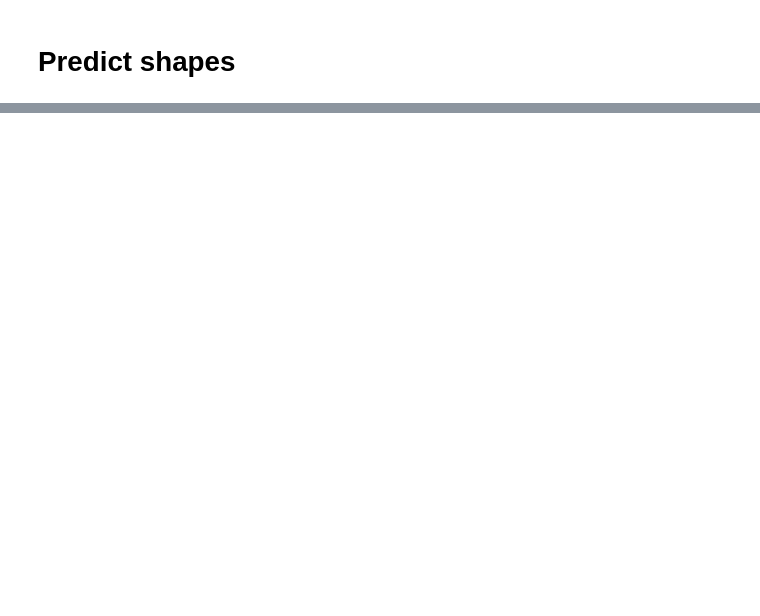
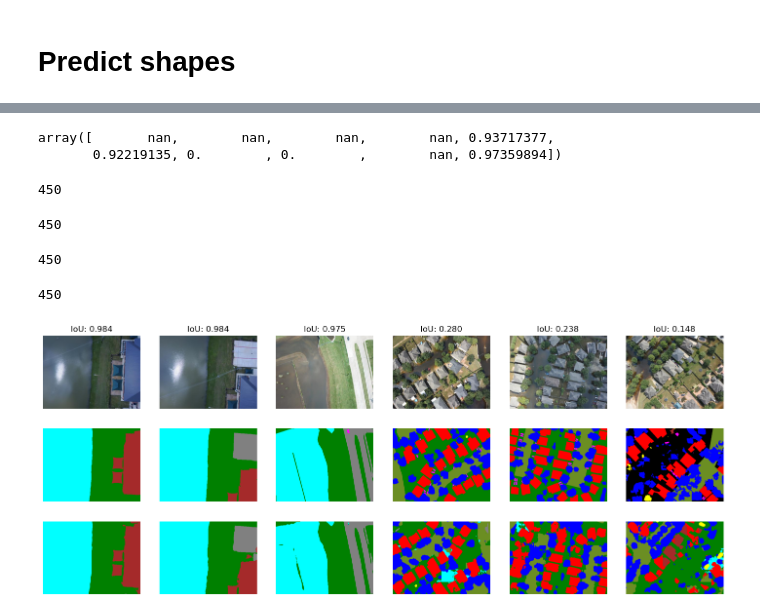
Before and after one commit to rufi156/unet-multiclass-pytorch, a Jupyter notebook: notebooks/Image_predict.ipynb, the cells around one changed output, grey strips where cells are left out. Drawn from its saved outputs; the diff is of its cells as text; code cells hidden in the pictures; blank space fills up the shorter version.

```diff
--- a/notebooks/Image_predict.ipynb
+++ b/notebooks/Image_predict.ipynb
@@ -135,0 +155,21 @@ print(np.mean(m_ious))
+# %%
+class_ious[0]
+# %% [output]
+array([       nan,        nan,        nan,        nan, 0.93717377,
+       0.92219135, 0.        , 0.        ,        nan, 0.97359894])
+# %%
+len(images)
+# %% [output]
+450
+# %%
+len(pred_masks)
+# %% [output]
+450
+# %%
+len(masks)
+# %% [output]
+450
+# %%
+len(rgb_pred_masks)
+# %% [output]
+450
@@ -135,0 +199,43 @@ print(np.mean(m_ious))
+# %%
+def calculate_percentage_for_dominant_class(mask):
+    # Function to calculate the percentage of pixels for the dominant class
+
+    unique_classes, class_counts = np.unique(mask, return_counts=True)
+    dominant_class_count = np.max(class_counts)
+    total_pixels = mask.size
+    percentage = (dominant_class_count / total_pixels) * 100
+    return percentage
+
+# Filtering out positions with true_masks with more than 70% of pixels in any single class
+filtered_ranking = [
+    (image, true_mask, pred_mask, iou)
+    for image, true_mask, pred_mask, iou in zip(images, true_masks, pred_masks, iou_list)
+    if calculate_percentage_for_dominant_class(rgb2mask(true_mask)) < 50
+]
+ranking = sorted(filtered_ranking, key=lambda x: x[3], reverse=True)
+top_3 = ranking[:3]
+bottom_3 = ranking[-3:]
+# %%
+plt.figure(figsize=(18, 7))
+
+for i, (image, true_mask, pred_mask, iou) in enumerate(top_3 + bottom_3):
+    plt.subplot(3, 6, i + 1)
+    plt.imshow(image)
+    plt.title(f'IoU: {iou:.3f}')
+    plt.axis('off')
+
+for i, (image, true_mask, pred_mask, iou) in enumerate(top_3 + bottom_3):
+    plt.subplot(3, 6, i + 7)
+    plt.imshow(true_mask)
+    plt.axis('off')
+
+for i, (image, true_mask, pred_mask, iou) in enumerate(top_3 + bottom_3):
+    plt.subplot(3, 6, i + 13)
+    plt.imshow(pred_mask)
+    plt.axis('off')
+
+#plt.subplots_adjust(hspace=0.01)
+#plt.tight_layout()
+plt.show()
+# %% [output]
+[figure, added]
```
Also changed, not shown: parts of 9 cells of this notebook, 1 other file.
